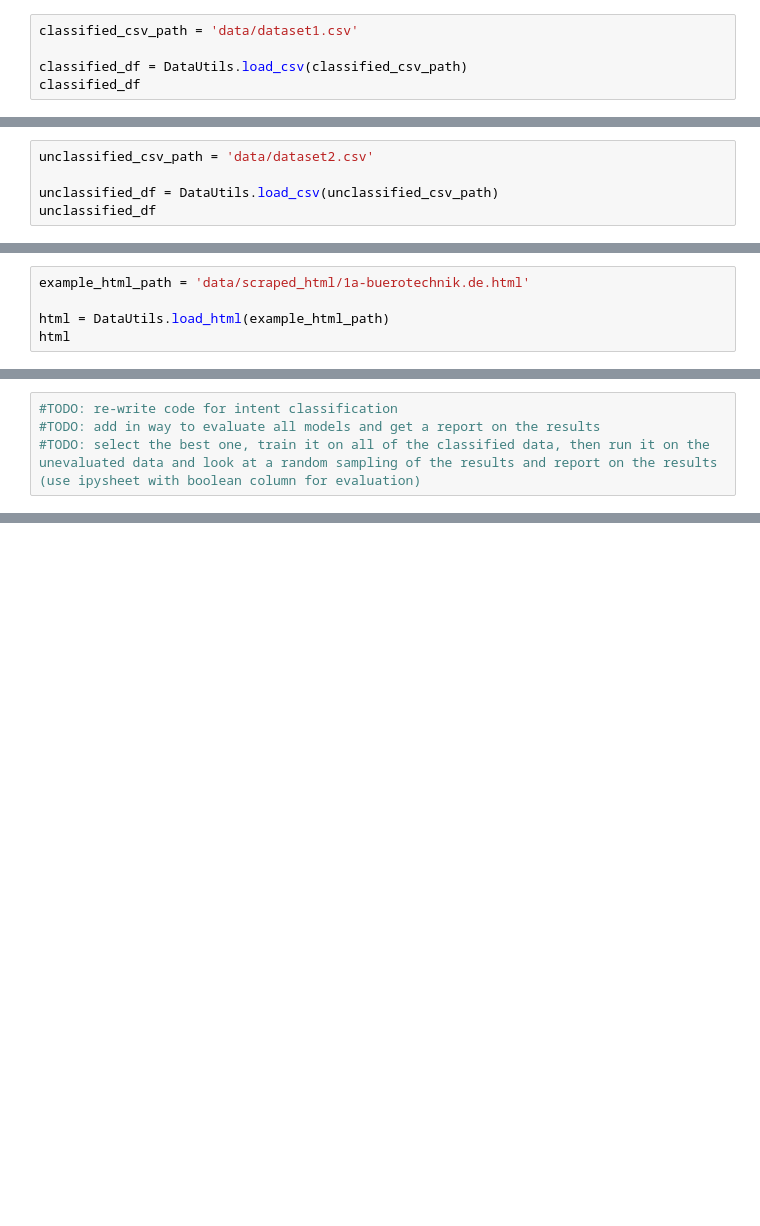
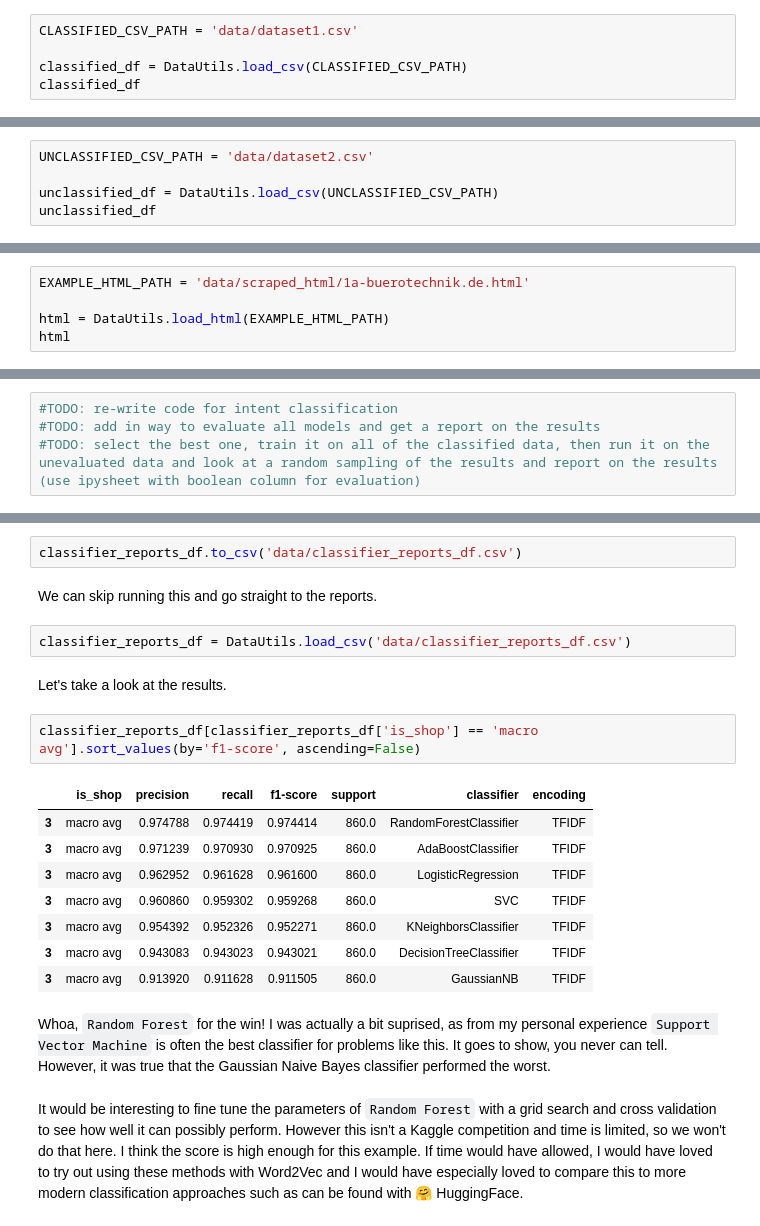
Before and after one commit to schi/NLP-technical-interview, a Jupyter notebook: notebook.ipynb, the cells around one changed output, grey strips where cells are left out. Drawn from its saved outputs; the diff is of its cells as text; blank space fills up the shorter version.

```diff
--- a/notebook.ipynb
+++ b/notebook.ipynb
@@ -53,7 +41,7 @@ We need to do a bit of preparation before we start with the first task.
 # %% [markdown]
 First things first, let's have a look at our data! How about we start with the training data csv then the unclassified data set?
 # %%
-classified_csv_path = 'data/dataset1.csv'
+CLASSIFIED_CSV_PATH = 'data/dataset1.csv'
 
-classified_df = DataUtils.load_csv(classified_csv_path)
+classified_df = DataUtils.load_csv(CLASSIFIED_CSV_PATH)
 classified_df
@@ -66,5 +70,5 @@ print(
 # %%
-unclassified_csv_path = 'data/dataset2.csv'
+UNCLASSIFIED_CSV_PATH = 'data/dataset2.csv'
 
-unclassified_df = DataUtils.load_csv(unclassified_csv_path)
+unclassified_df = DataUtils.load_csv(UNCLASSIFIED_CSV_PATH)
 unclassified_df
@@ -71,7 +89,7 @@ unclassified_df
 # %% [markdown]
 Okay dokey, we have two csv files we loaded into pandas that contains the domain names and the flags denoting if the respective web site is an online shop. How about we check out an HTML file?
 # %%
-example_html_path = 'data/scraped_html/1a-buerotechnik.de.html'
+EXAMPLE_HTML_PATH = 'data/scraped_html/1a-buerotechnik.de.html'
 
-html = DataUtils.load_html(example_html_path)
+html = DataUtils.load_html(EXAMPLE_HTML_PATH)
 html
@@ -208,0 +450,23 @@ TypeError: A sparse matrix was passed, but dense data is required. Use X.toarray
+# %%
+classifier_reports_df.to_csv('data/classifier_reports_df.csv')
+# %% [markdown]
+We can skip running this and go straight to the reports.
+# %%
+classifier_reports_df = DataUtils.load_csv('data/classifier_reports_df.csv')
+# %% [markdown]
+Let's take a look at the results.
+# %%
+classifier_reports_df[classifier_reports_df['is_shop'] == 'macro avg'].sort_values(by='f1-score', ascending=False)
+# %% [output]
+|  | is_shop | precision | recall | f1-score | support | classifier | encoding |
+| 3 | macro avg | 0.974788 | 0.974419 | 0.974414 | 860.0 | RandomForestClassifier | TFIDF |
+| 3 | macro avg | 0.971239 | 0.970930 | 0.970925 | 860.0 | AdaBoostClassifier | TFIDF |
+| 3 | macro avg | 0.962952 | 0.961628 | 0.961600 | 860.0 | LogisticRegression | TFIDF |
+| 3 | macro avg | 0.960860 | 0.959302 | 0.959268 | 860.0 | SVC | TFIDF |
+| 3 | macro avg | 0.954392 | 0.952326 | 0.952271 | 860.0 | KNeighborsClassifier | TFIDF |
+| 3 | macro avg | 0.943083 | 0.943023 | 0.943021 | 860.0 | DecisionTreeClassifier | TFIDF |
+| 3 | macro avg | 0.913920 | 0.911628 | 0.911505 | 860.0 | GaussianNB | TFIDF |
+# %% [markdown]
+Whoa, `Random Forest` for the win! I was actually a bit suprised, as from my personal experience `Support Vector Machine` is often the best classifier for problems like this. It goes to show, you never can tell. However, it was true that the Gaussian Naive Bayes classifier performed the worst.
+# %% [markdown]
+It would be interesting to fine tune the parameters of `Random Forest` with a grid search and cross validation to see how well it can possibly perform. However this isn't a Kaggle competition and time is limited, so we won't do that here. I think the score is high enough for this example. If time would have allowed, I would have loved to try out using these methods with Word2Vec and I would have especially loved to compare this to more modern classification approaches such as can be found with 🤗 HuggingFace.
```
Also changed, not shown: parts of 66 cells of this notebook, 8 other files.
